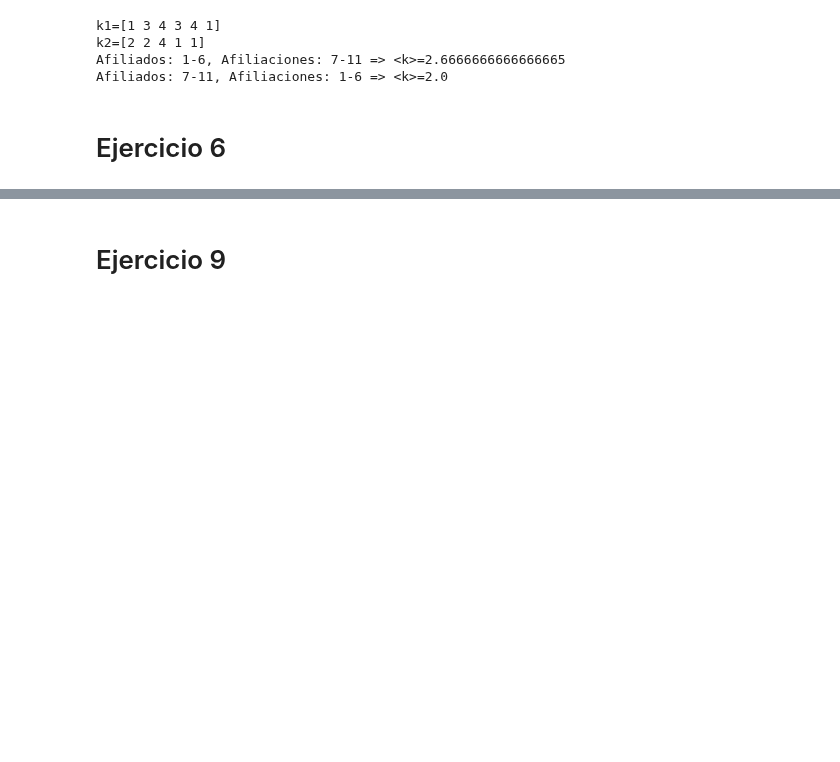
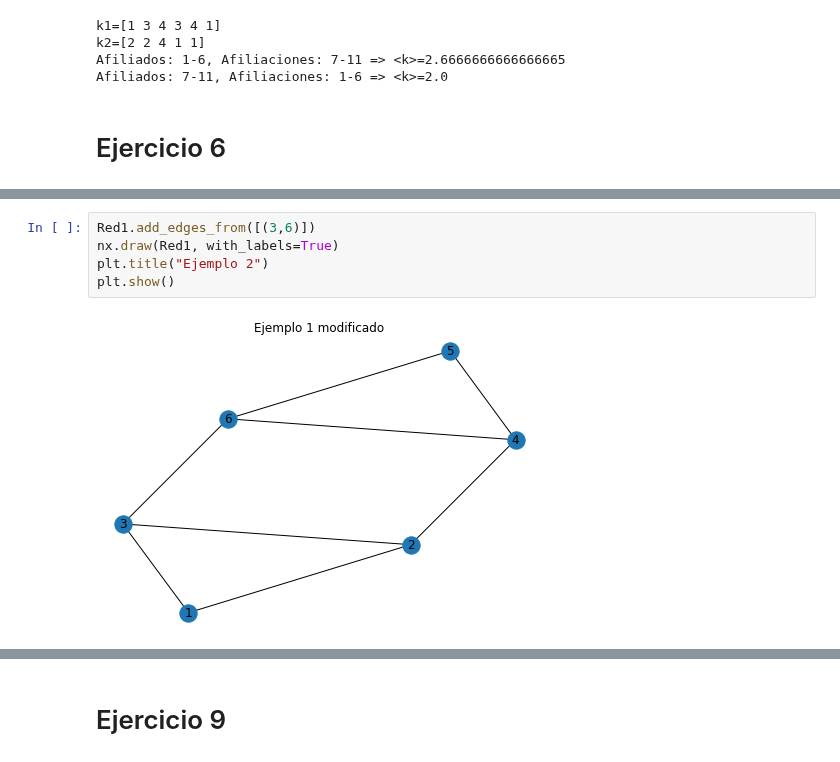
Before and after one commit to LunaKadysz/Redes, a Jupyter notebook: Guias/Guia_02.ipynb, the cells around one changed output, grey strips where cells are left out. Saved outputs shown, nothing was run; the diff lists cells and outputs as text; blank space fills up the shorter version.

```diff
--- a/Guias/Guia_02.ipynb
+++ b/Guias/Guia_02.ipynb
@@ -320,0 +349,7 @@ $\frac{d  (log(Z_{ij}))}{dz} = \frac{1}{1 - e^z A_{ij}} e^z  A_{ij} = \frac{\alp
+# %%
+Red1.add_edges_from([(3,6)])
+nx.draw(Red1, with_labels=True)
+plt.title("Ejemplo 2")
+plt.show()
+# %% [output]
+[figure, added]
```
Also changed, not shown: parts of 5 cells of this notebook.
